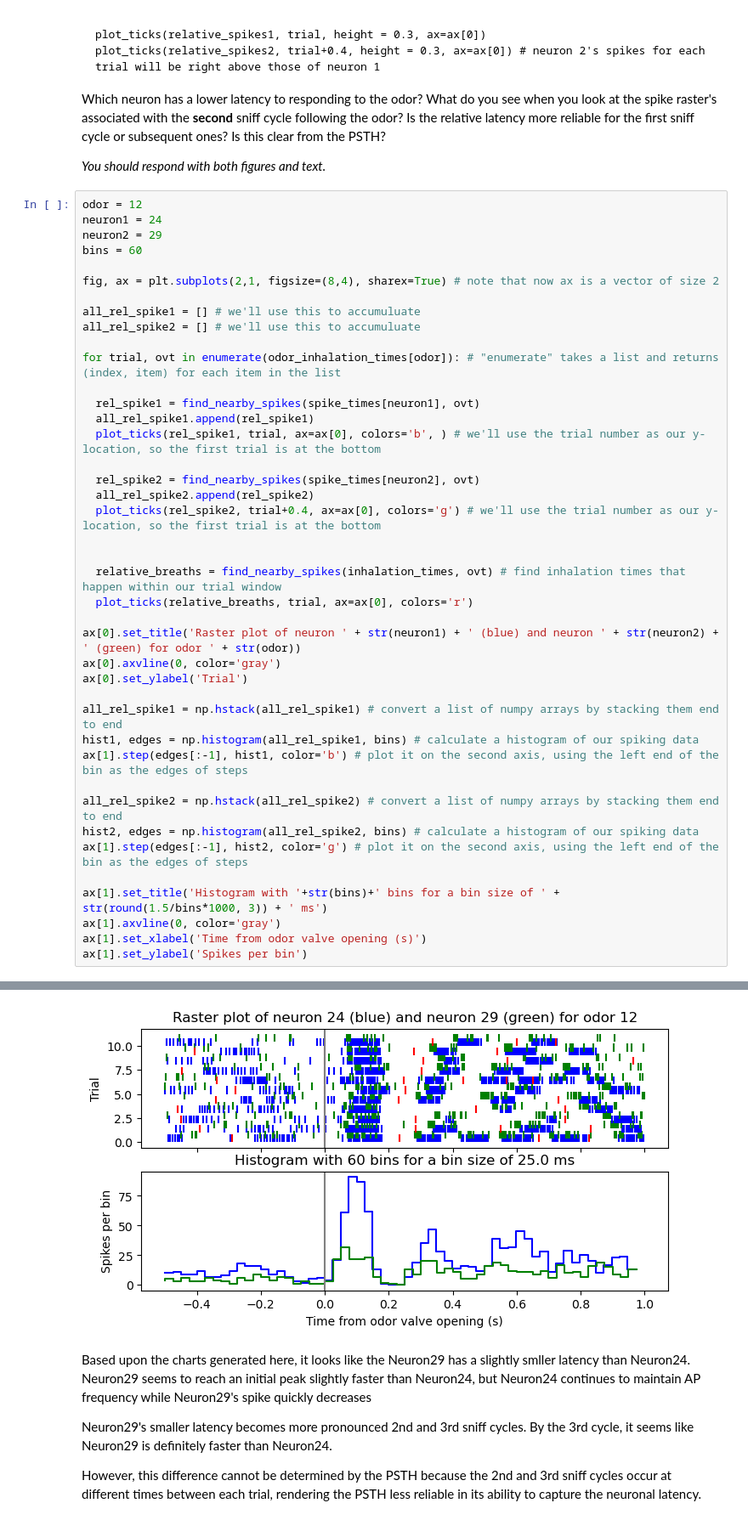
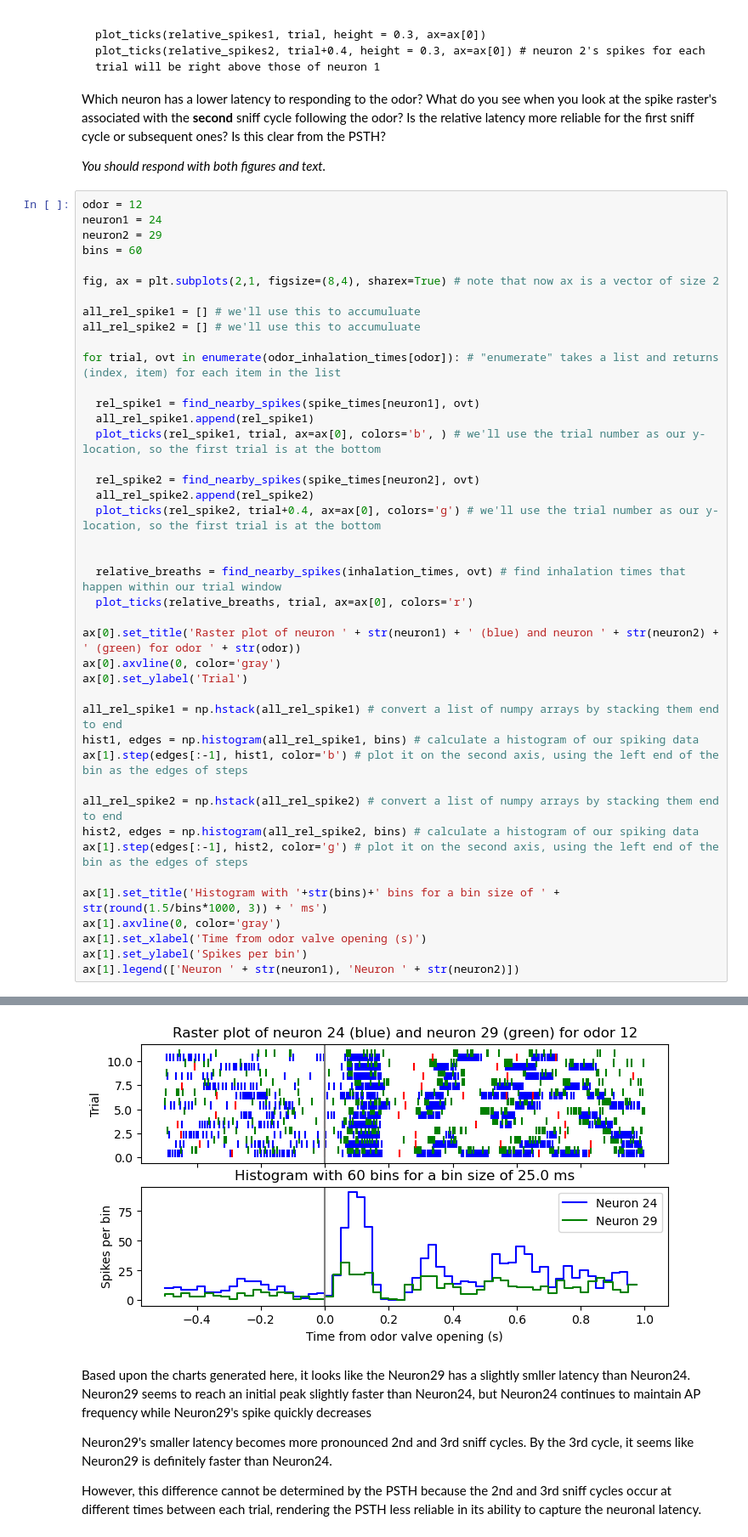
Before and after one commit to NathanNgu/elec380, a Jupyter notebook: HW1/HW1_notebook.ipynb, the cells around one changed output, grey strips where cells are left out. Shown at 85% size. Saved outputs shown, nothing was run; the diff lists cells and outputs as text.

```diff
--- a/HW1/HW1_notebook.ipynb
+++ b/HW1/HW1_notebook.ipynb
@@ -375,4 +381,5 @@ ax[1].set_title('Histogram with '+str(bins)+' bins for a bin size of ' + str(rou
 ax[1].axvline(0, color='gray')
 ax[1].set_xlabel('Time from odor valve opening (s)')
 ax[1].set_ylabel('Spikes per bin')
+ax[1].legend(['Neuron ' + str(neuron1), 'Neuron ' + str(neuron2)])
 # %% [output]
@@ -380,4 +387,4 @@ Text(0, 0.5, 'Spikes per bin')
-[figure, old version]
+[figure, new version]
 # %% [markdown]
 Based upon the charts generated here, it looks like the Neuron29 has a slightly smller latency than Neuron24. Neuron29 seems to reach an initial peak slightly faster than Neuron24, but Neuron24 continues to maintain AP frequency while Neuron29's spike quickly decreases
 
```
Also changed, not shown: parts of 6 cells of this notebook.
